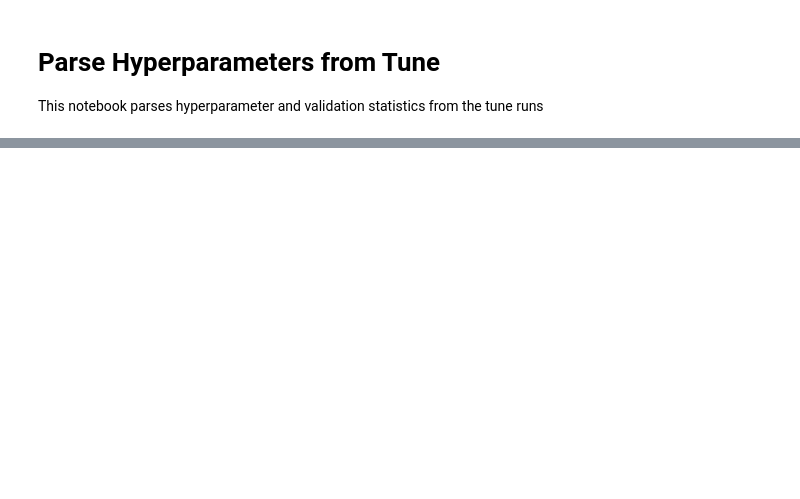
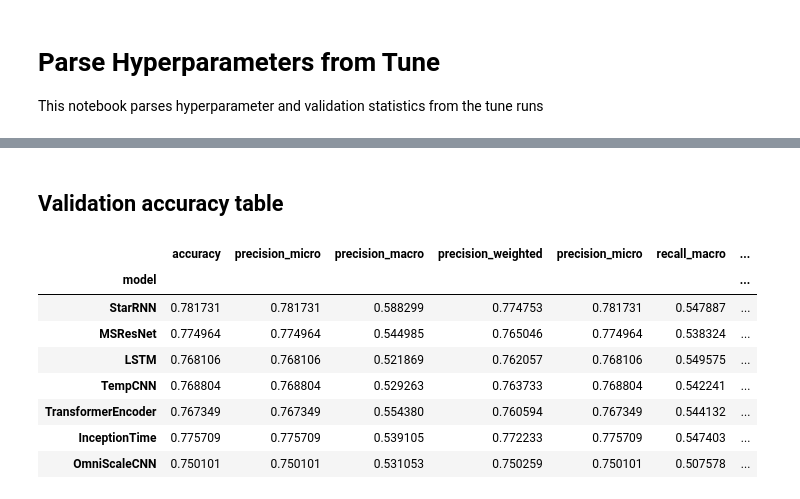
Before and after one commit to dl4sits/BreizhCrops, a Jupyter notebook: notebooks/Hyperparameter.ipynb, the cells around one changed output, grey strips where cells are left out. Drawn from its saved outputs; the diff is of its cells as text; code cells hidden in the pictures; blank space fills up the shorter version.

Commit message:
finished hyperparameter run + parsing results

```diff
--- a/notebooks/Hyperparameter.ipynb
+++ b/notebooks/Hyperparameter.ipynb
@@ -136,0 +163,2 @@ tables["InceptionTime"].dropna(axis=1)
+# %% [markdown]
+## Validation accuracy table
@@ -136,0 +168,13 @@ tables["InceptionTime"].dropna(axis=1)
+# %%
+metrics = ["accuracy","precision_micro","precision_macro","precision_weighted","precision_micro","recall_macro","recall_weighted", "kappa", "testloss"]
+results.groupby("model").apply(lambda df: df.sort_values(by="testloss").iloc[0]).sort_values(by="testloss")[metrics]
+# %% [output]
+|  | accuracy | precision_micro | precision_macro | precision_weighted | precision_micro | recall_macro | ... |
+| model |  |  |  |  |  |  | ... |
+| StarRNN | 0.781731 | 0.781731 | 0.588299 | 0.774753 | 0.781731 | 0.547887 | ... |
+| MSResNet | 0.774964 | 0.774964 | 0.544985 | 0.765046 | 0.774964 | 0.538324 | ... |
+| LSTM | 0.768106 | 0.768106 | 0.521869 | 0.762057 | 0.768106 | 0.549575 | ... |
+| TempCNN | 0.768804 | 0.768804 | 0.529263 | 0.763733 | 0.768804 | 0.542241 | ... |
+| TransformerEncoder | 0.767349 | 0.767349 | 0.554380 | 0.760594 | 0.767349 | 0.544132 | ... |
+| InceptionTime | 0.775709 | 0.775709 | 0.539105 | 0.772233 | 0.775709 | 0.547403 | ... |
+| OmniScaleCNN | 0.750101 | 0.750101 | 0.531053 | 0.750259 | 0.750101 | 0.507578 | ... |
```
Also changed, not shown: parts of 19 cells of this notebook.
